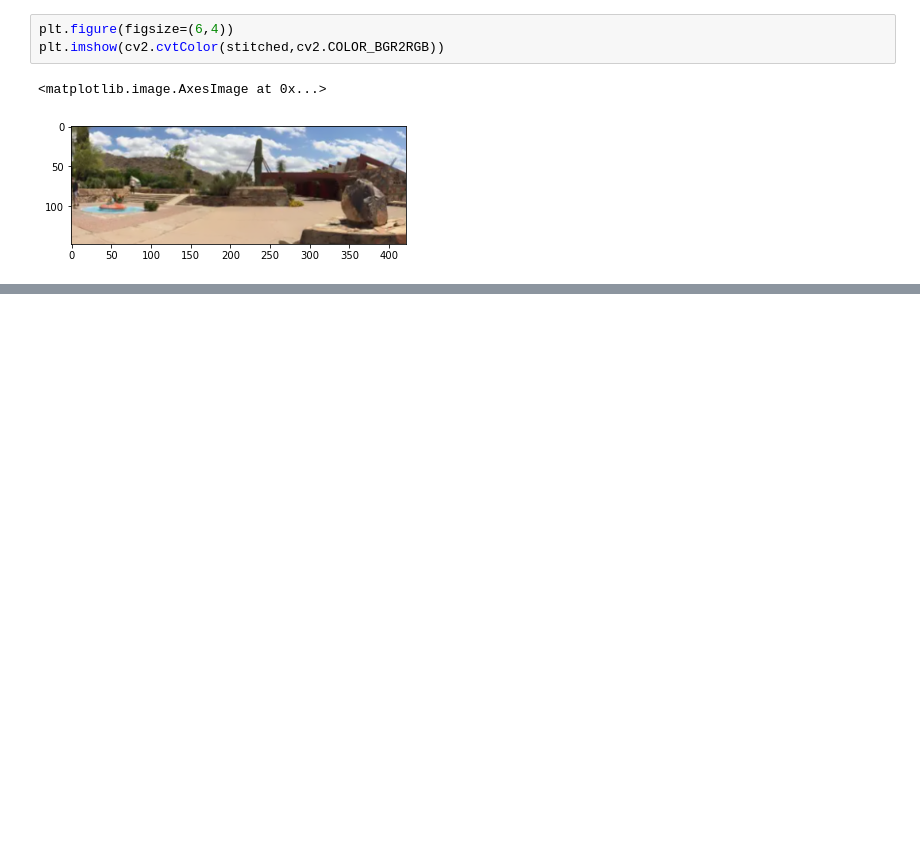
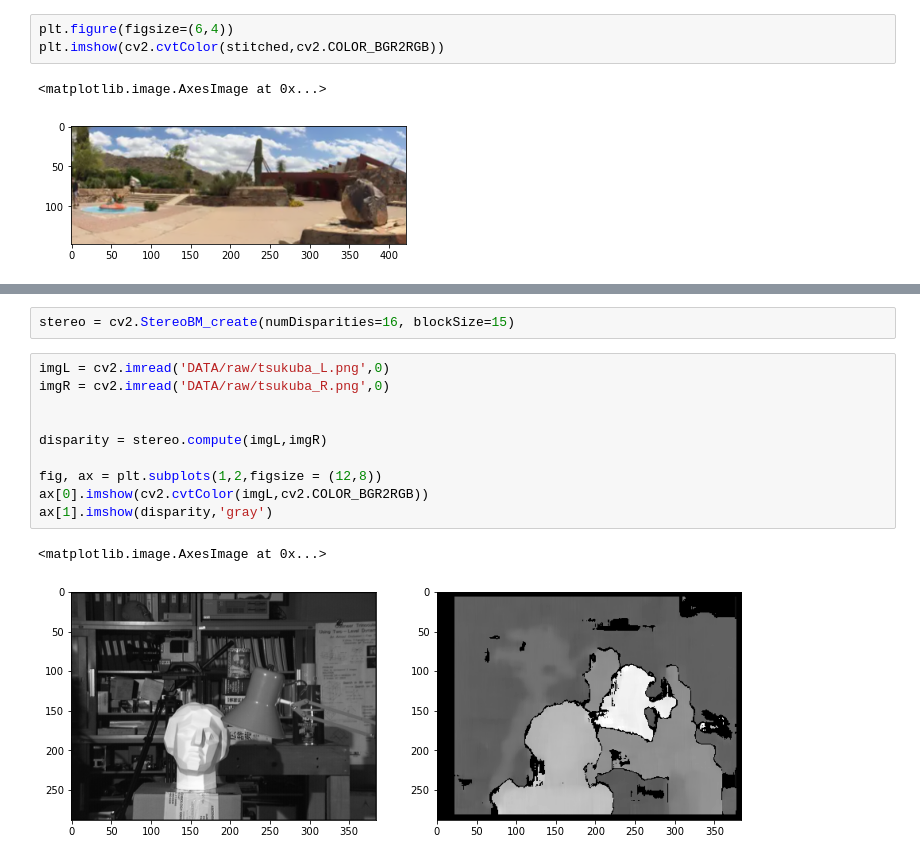
Before and after one commit to PatWolf2610/OpenCV-Learning, a Jupyter notebook: Computer-vision-2.ipynb, the cells around one changed output, grey strips where cells are left out. Saved outputs shown, nothing was run; the diff lists cells and outputs as text; blank space fills up the shorter version.

Commit message:
Computer Vision

```diff
--- a/Computer-vision-2.ipynb
+++ b/Computer-vision-2.ipynb
@@ -126,0 +249,15 @@ plt.imshow(cv2.cvtColor(stitched,cv2.COLOR_BGR2RGB))
+# %%
+stereo = cv2.StereoBM_create(numDisparities=16, blockSize=15)
+# %%
+imgL = cv2.imread('DATA/raw/tsukuba_L.png',0)
+imgR = cv2.imread('DATA/raw/tsukuba_R.png',0)
+
+
+disparity = stereo.compute(imgL,imgR)
+
+fig, ax = plt.subplots(1,2,figsize = (12,8))
+ax[0].imshow(cv2.cvtColor(imgL,cv2.COLOR_BGR2RGB))
+ax[1].imshow(disparity,'gray')
+# %% [output]
+<matplotlib.image.AxesImage at 0x...>
+[figure, added]
```
Also changed, not shown: parts of 11 cells of this notebook, 21 other files.
